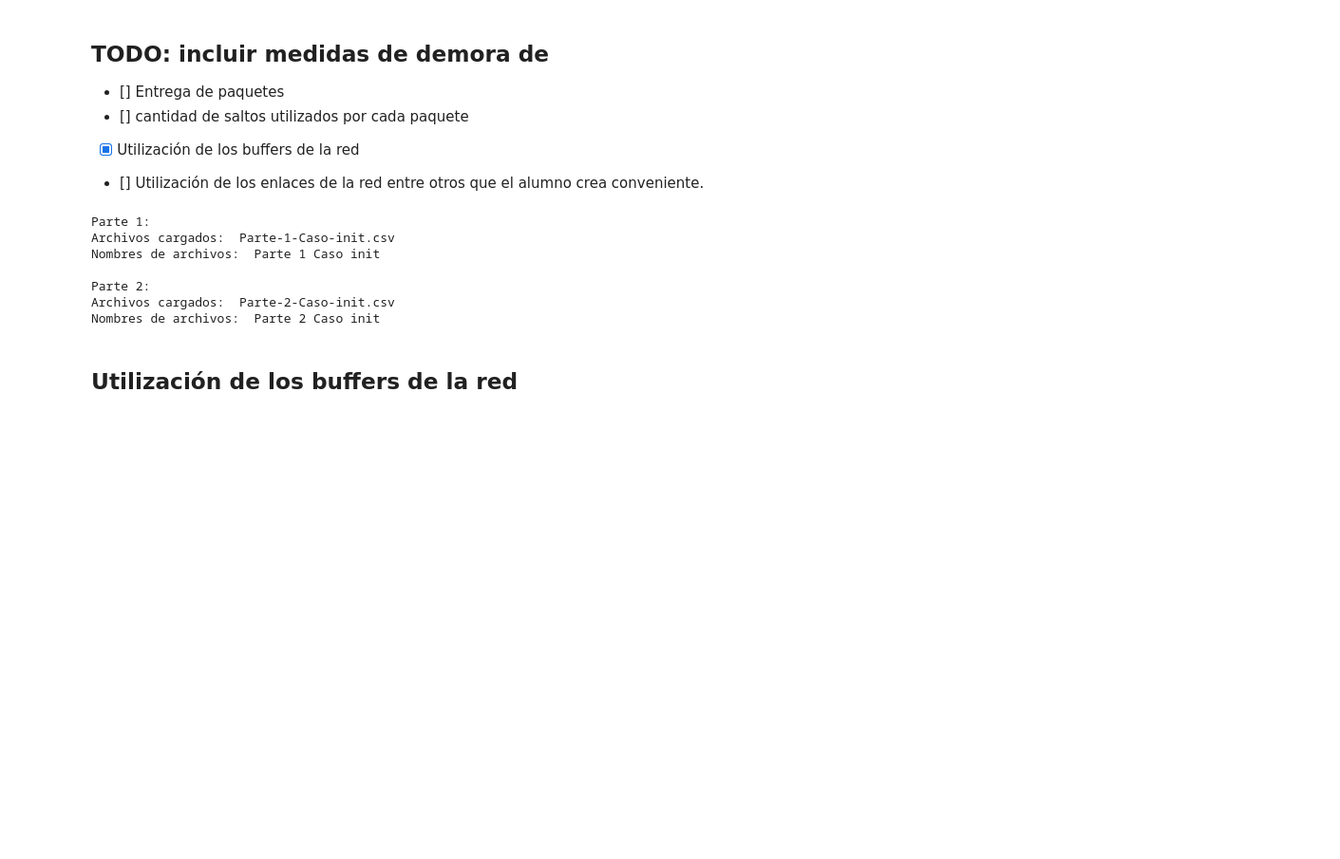
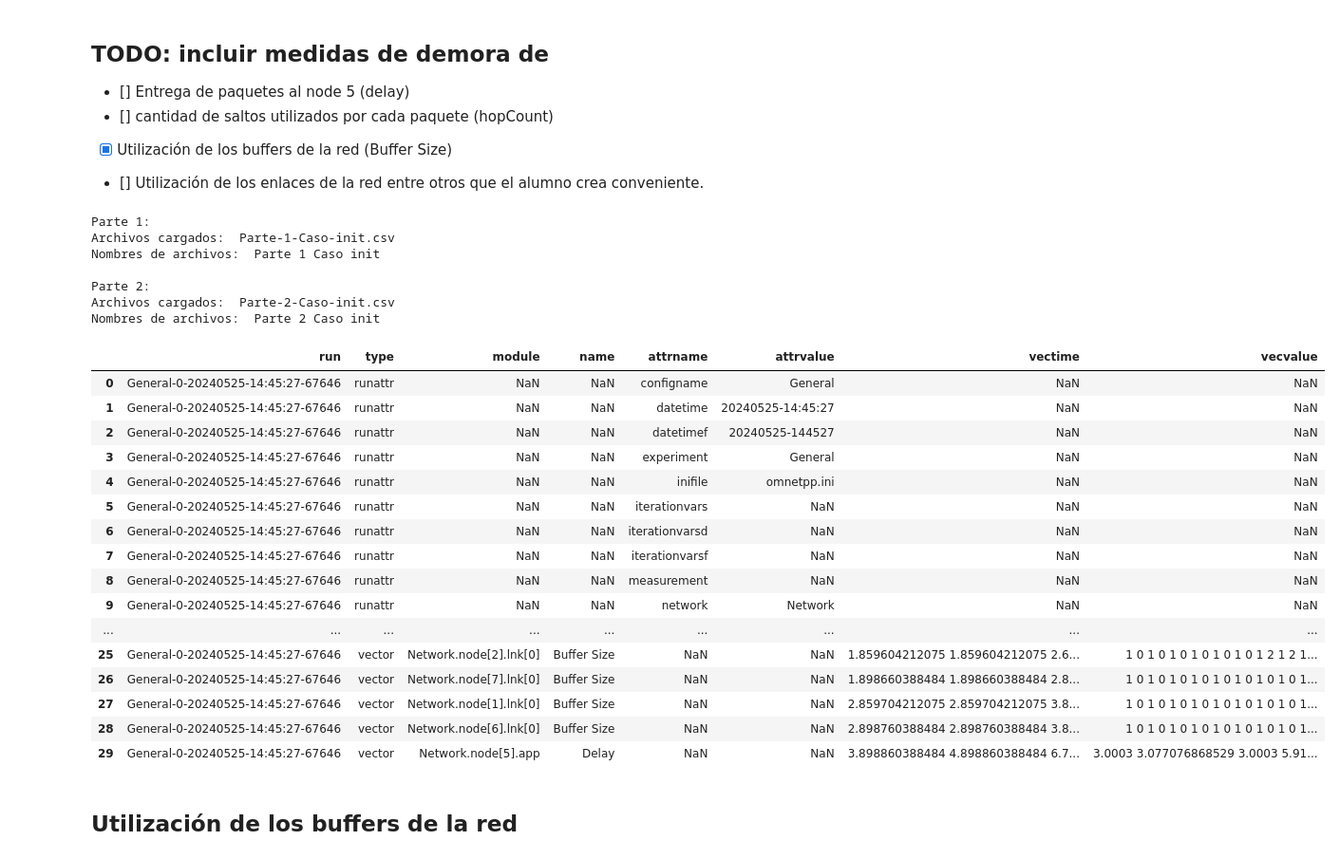
Before and after one commit to Kidmand/Redes-LAB-4, a Jupyter notebook: Graficas, consigna, informe/Notebook-results.ipynb, the cells around one changed output. Shown at 95% size. Drawn from its saved outputs; the diff is of its cells as text; code cells hidden in the pictures; blank space fills up the shorter version.

Commit message:
feat: estadistica, datos de hopCount

```diff
--- a/Graficas, consigna, informe/Notebook-results.ipynb
+++ b/Graficas, consigna, informe/Notebook-results.ipynb
@@ -1,8 +1,8 @@
 # %% [markdown]
 ## TODO: incluir medidas de demora de
-- [] Entrega de paquetes
-- [] cantidad de saltos utilizados por cada paquete
-- [x] Utilización de los buffers de la red
+- [] Entrega de paquetes al node 5 (delay)
+- [] cantidad de saltos utilizados por cada paquete (hopCount)
+- [x] Utilización de los buffers de la red (Buffer Size)
 - [] Utilización de los enlaces de la red
 entre otros que el alumno crea conveniente.
 # %%
@@ -23,33 +23,52 @@ file_names = [[],[]]
 for p in range(2):
     # Archivos
     dir = f'../DATA/Parte-{p+1}/'
     archivos = os.listdir(dir)
 
     # Ordeno los archivos para que queden simpre en orden:
     archivos.sort()
 
     # Cargamos los datos de los archivos en el array `data`
     # se mapea la info de cada parte m y caso n al arreglo de la posision m-1 en su posicion n-1
     for c in range(len(archivos)):
         aux = pandas.read_csv(dir + archivos[c])
         data[p].append(aux)
 
     print(f"\nParte {p+1}:")
     print("Archivos cargados: ",', '.join(archivos))
 
     for archivo in archivos:
         nombre = archivo.replace('.csv', '').replace('-', ' ')
         file_names[p].append(nombre)
 
     print("Nombres de archivos: ",', '.join(file_names[p]))
+
+data[0][0]
 # %% [output]
 Parte 1:
 Archivos cargados:  Parte-1-Caso-init.csv
 Nombres de archivos:  Parte 1 Caso init
 
 Parte 2:
 Archivos cargados:  Parte-2-Caso-init.csv
 Nombres de archivos:  Parte 2 Caso init
+|  | run | type | module | name | attrname | attrvalue | vectime | vecvalue |
+| 0 | General-0-20240525-14:45:27-67646 | runattr | NaN | NaN | configname | General | NaN | NaN |
+| 1 | General-0-20240525-14:45:27-67646 | runattr | NaN | NaN | datetime | 20240525-14:45:27 | NaN | NaN |
+| 2 | General-0-20240525-14:45:27-67646 | runattr | NaN | NaN | datetimef | 20240525-144527 | NaN | NaN |
+| 3 | General-0-20240525-14:45:27-67646 | runattr | NaN | NaN | experiment | General | NaN | NaN |
+| 4 | General-0-20240525-14:45:27-67646 | runattr | NaN | NaN | inifile | omnetpp.ini | NaN | NaN |
+| 5 | General-0-20240525-14:45:27-67646 | runattr | NaN | NaN | iterationvars | NaN | NaN | NaN |
+| 6 | General-0-20240525-14:45:27-67646 | runattr | NaN | NaN | iterationvarsd | NaN | NaN | NaN |
+| 7 | General-0-20240525-14:45:27-67646 | runattr | NaN | NaN | iterationvarsf | NaN | NaN | NaN |
+| 8 | General-0-20240525-14:45:27-67646 | runattr | NaN | NaN | measurement | NaN | NaN | NaN |
+| 9 | General-0-20240525-14:45:27-67646 | runattr | NaN | NaN | network | Network | NaN | NaN |
+| ... | ... | ... | ... | ... | ... | ... | ... | ... |
+| 25 | General-0-20240525-14:45:27-67646 | vector | Network.node[2].lnk[0] | Buffer Size | NaN | NaN | 1.859604212075 1.859604212075 2.6... | 1 0 1 0 1 0 1 0 1 0 1 0 1 2 1 2 1... |
+| 26 | General-0-20240525-14:45:27-67646 | vector | Network.node[7].lnk[0] | Buffer Size | NaN | NaN | 1.898660388484 1.898660388484 2.8... | 1 0 1 0 1 0 1 0 1 0 1 0 1 0 1 0 1... |
+| 27 | General-0-20240525-14:45:27-67646 | vector | Network.node[1].lnk[0] | Buffer Size | NaN | NaN | 2.859704212075 2.859704212075 3.8... | 1 0 1 0 1 0 1 0 1 0 1 0 1 0 1 0 1... |
+| 28 | General-0-20240525-14:45:27-67646 | vector | Network.node[6].lnk[0] | Buffer Size | NaN | NaN | 2.898760388484 2.898760388484 3.8... | 1 0 1 0 1 0 1 0 1 0 1 0 1 0 1 0 1... |
+| 29 | General-0-20240525-14:45:27-67646 | vector | Network.node[5].app | Delay | NaN | NaN | 3.898860388484 4.898860388484 6.7... | 3.0003 3.077076868529 3.0003 5.91... |
 # %% [markdown]
 ## Utilización de los buffers de la red
 # %%
```
Also changed, not shown: 1 other file.
